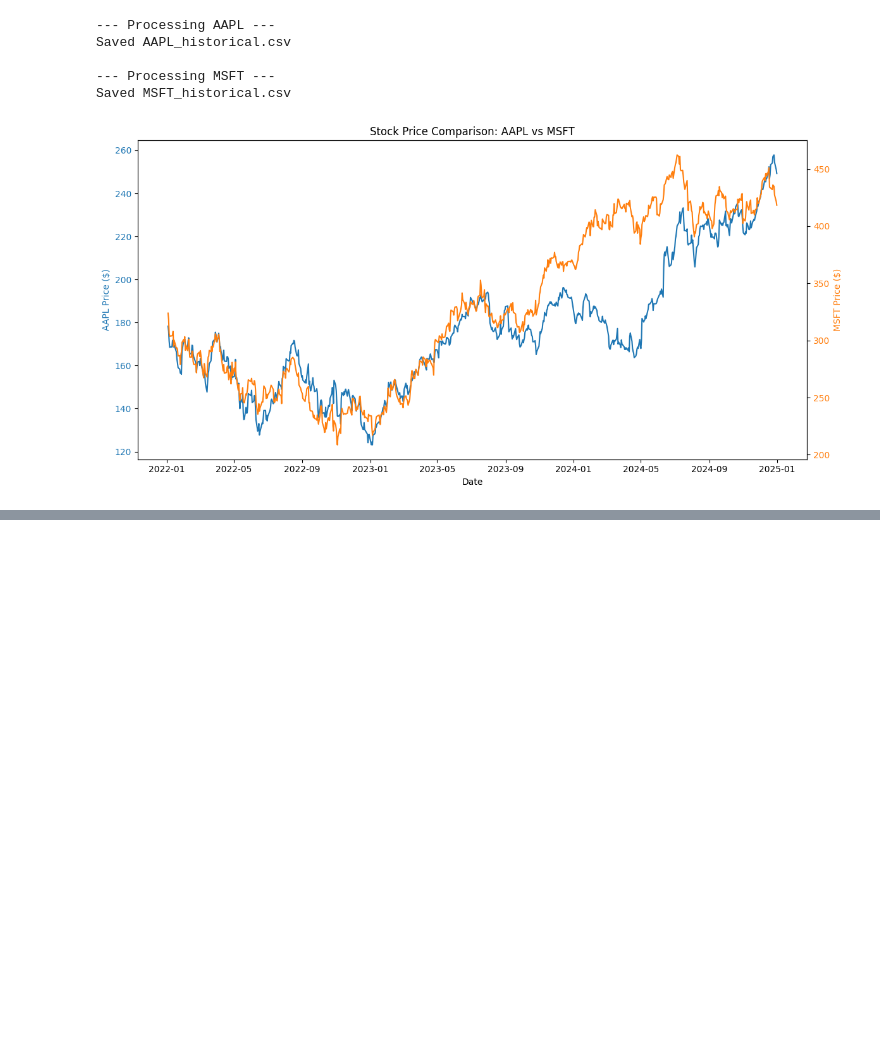
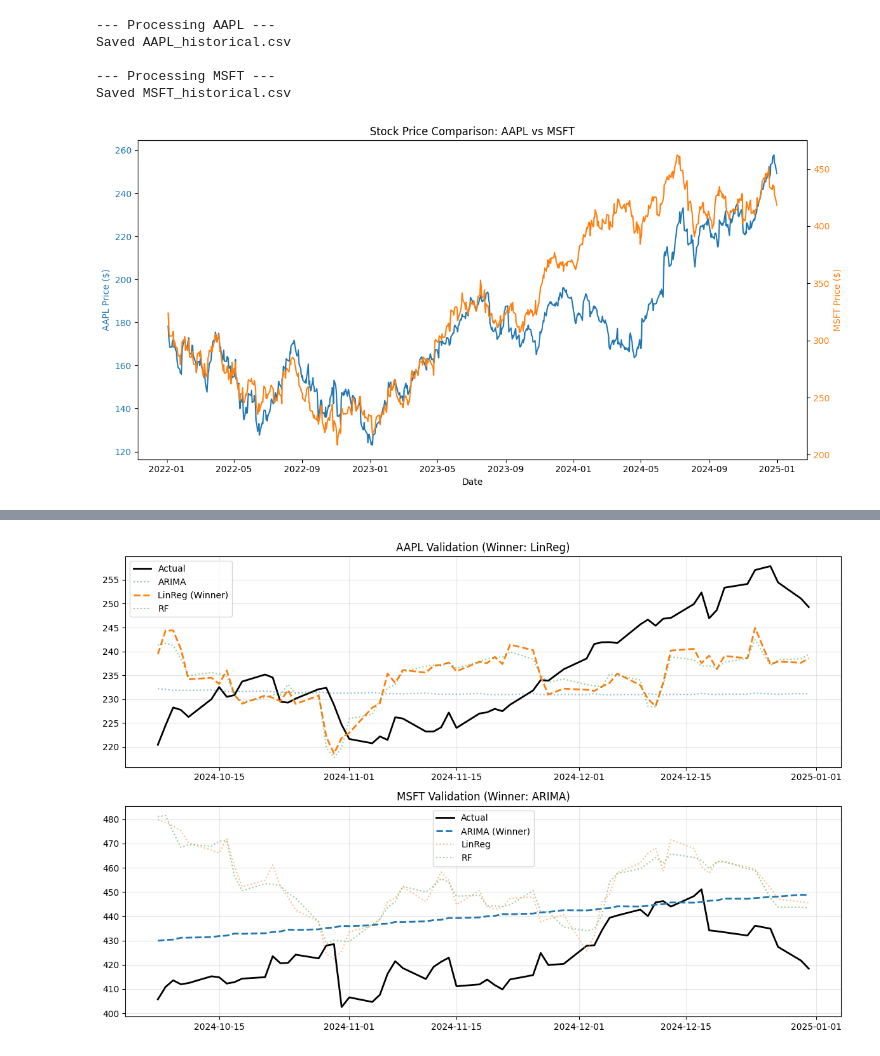
Before and after one commit to R-Vel/ML_Lab3, a Jupyter notebook: modeling.ipynb, the cells around one changed output, grey strips where cells are left out. Drawn from its saved outputs; the diff is of its cells as text; code cells hidden in the pictures; blank space fills up the shorter version.

```diff
--- a/modeling.ipynb
+++ b/modeling.ipynb
@@ -703,0 +396,20 @@ Volatility:            0.75%
+# %%
+fig, axes = plt.subplots(len(my_stocks), 1, figsize=(12, 4 * len(my_stocks)))
+if len(my_stocks) == 1: axes = [axes]
+
+for ax, stock in zip(axes, my_stocks):
+    res = results[stock]
+    ax.plot(res['test_index'], res['actual'], label='Actual', color='black', linewidth=2)
+    for name, p in res['preds'].items():
+        if name == res['winner']:
+            ax.plot(res['test_index'], p, label=f"{name} (Winner)", linestyle='--', linewidth=2)
+        else:
+            ax.plot(res['test_index'], p, label=name, linestyle=':', alpha=0.5)
+    ax.set_title(f"{stock} Validation (Winner: {res['winner']})")
+    ax.legend()
+    ax.grid(True, alpha=0.3)
+
+plt.tight_layout()
+plt.show()
+# %% [output]
+[figure, added]
```
Also changed, not shown: parts of 29 cells of this notebook, 4 other files.
